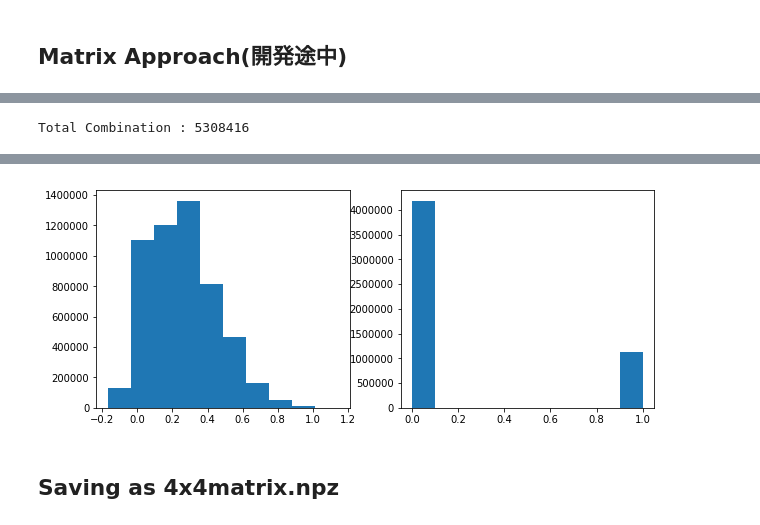
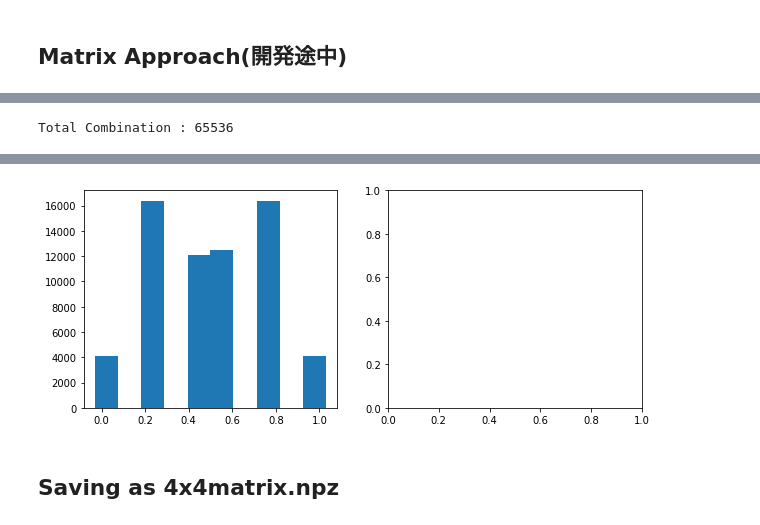
Before and after one commit to mositori/Bayesian-SuperResolution, a Jupyter notebook: ex1/4x4MatrixGenerator.ipynb, the cells around one changed output, grey strips where cells are left out. Cells and saved outputs as stored; diff of their text form; code cells hidden in the pictures.

```diff
--- a/ex1/4x4MatrixGenerator.ipynb
+++ b/ex1/4x4MatrixGenerator.ipynb
@@ -14,7 +14,7 @@ from progressbar import ProgressBar
 %%time
 ## INPUT
 p_comb = [0, 1]
-a_comb = [0, 1]
+a_comb = [1]
 binalize = False
 threshold = 0.5 #where val > threshold, then val = 1
 
@@ -182,16 +182,16 @@ Wall time: 936 ms
 %%time
 ## INPUT
 p_comb = [0, 1]
-a_comb = [0, 0.5, 1]
+a_comb = [1]
 
 ## Setting a gaussian noise params
 ## used in a-filter elements except a_comb
 add_noise = True
 mean = 0
-sd = 0.05
+sd = 0.01
 
 # if True, then all q_matrix elements will be binalized.
-binalize = True
+binalize = False
 threshold = 0.4 #where val > threshold, then val = 1
 
 
@@ -245 +245 @@ np.savez_compressed('4x4matrix', p_matrix = p_matrix, q_matrix = q_matrix)
-Total Combination : 5308416
+Total Combination : 65536
@@ -249,4 +249,4 @@ Wall time: 3min 17s
-[figure, old version]
+[figure, new version]
 # %% [markdown]
 ## Saving as 4x4matrix.npz
 # %%
```
Also changed, not shown: parts of 2 cells of this notebook, 8 other files.
